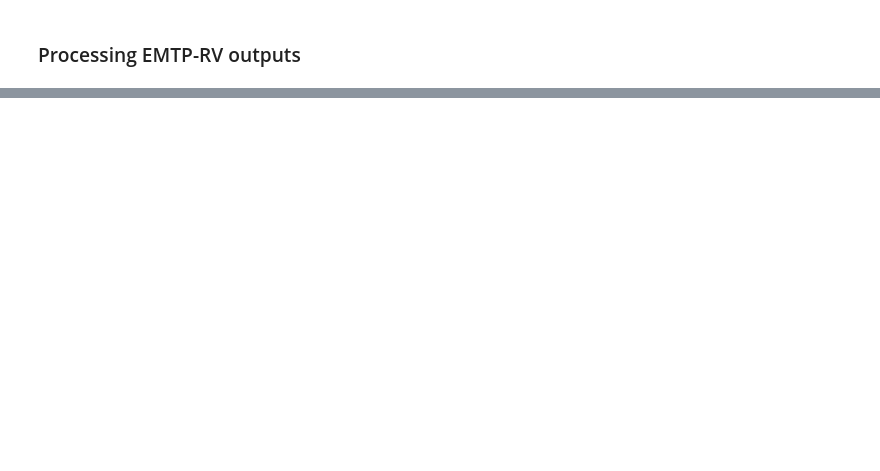
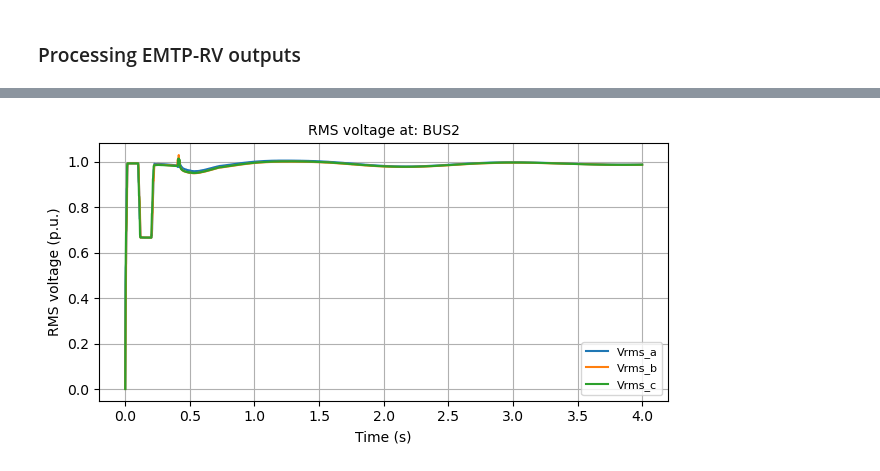
Before and after one commit to sarajcev/load_emtp_data, a Jupyter notebook: Process-EMTP-RV-Outputs.ipynb, the cells around one changed output, grey strips where cells are left out. Cells and saved outputs as stored; diff of their text form; code cells hidden in the pictures; blank space fills up the shorter version.

```diff
--- a/Process-EMTP-RV-Outputs.ipynb
+++ b/Process-EMTP-RV-Outputs.ipynb
@@ -77,0 +83,4 @@ plot_machine_signals(data, 'Omega')
+# %%
+plot_bus_voltages_rms(data, 'BUS2')
+# %% [output]
+[figure, added]
```
Also changed, not shown: parts of 9 cells of this notebook, 1 other file.
